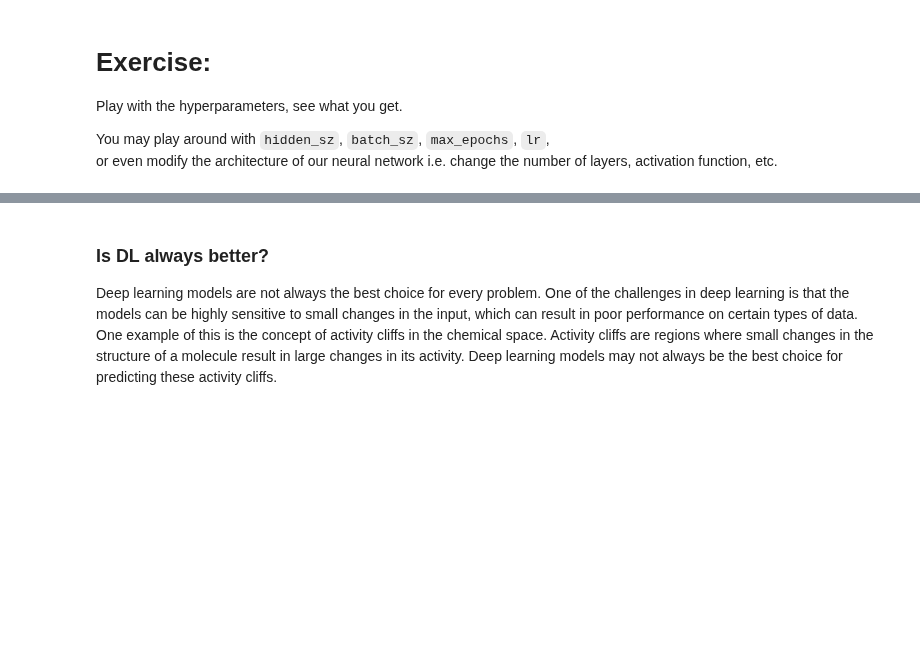
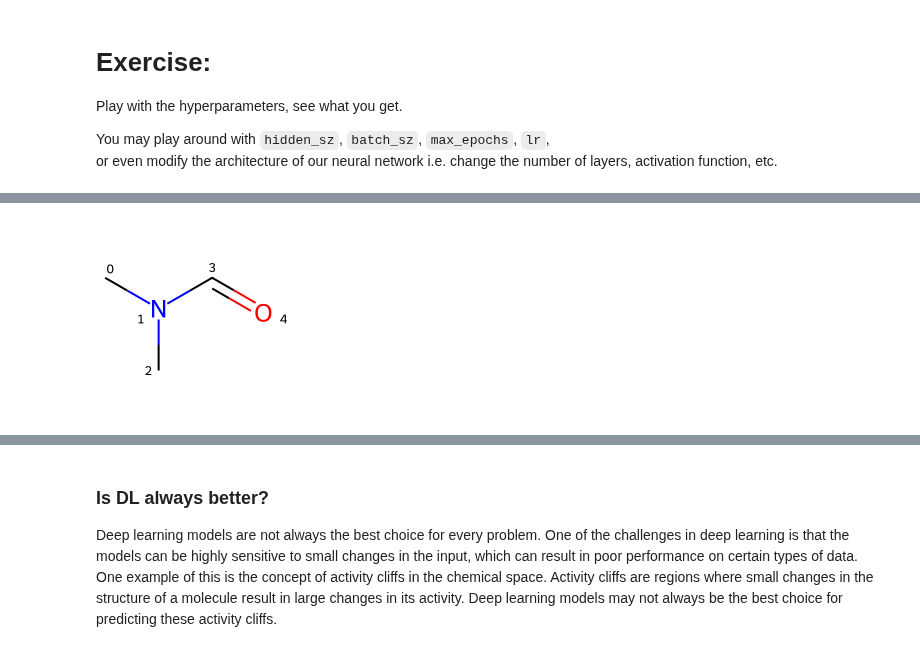
Before and after one commit to schwallergroup/ai4chem_course, a Jupyter notebook: notebooks/03 - Intro to Deep Learning/intro_to_dl.ipynb, the cells around one changed output, grey strips where cells are left out. Drawn from its saved outputs; the diff is of its cells as text; code cells hidden in the pictures; blank space fills up the shorter version.

```diff
--- a/notebooks/03 - Intro to Deep Learning/intro_to_dl.ipynb
+++ b/notebooks/03 - Intro to Deep Learning/intro_to_dl.ipynb
@@ -325,0 +371,16 @@ This is what **we assume** and thus what **we tell our model**. The specific det
+# %%
+from rdkit.Chem import MolFromSmiles
+from rdkit.Chem.Draw import IPythonConsole
+from rdkit.Chem import Draw
+
+IPythonConsole.ipython_useSVG = True  # < use SVGs instead of PNGs
+IPythonConsole.drawOptions.addAtomIndices = True  # adding indices for atoms
+IPythonConsole.drawOptions.addBondIndices = False  # not adding indices for bonds
+IPythonConsole.molSize = 200, 200
+
+# N,N-dimethylformamide (DMF)
+dmf_smiles = 'CN(C)C=O'
+mol = MolFromSmiles(dmf_smiles)
+mol
+# %% [output]
+[figure, added]
```
Also changed, not shown: parts of 12 cells of this notebook.
